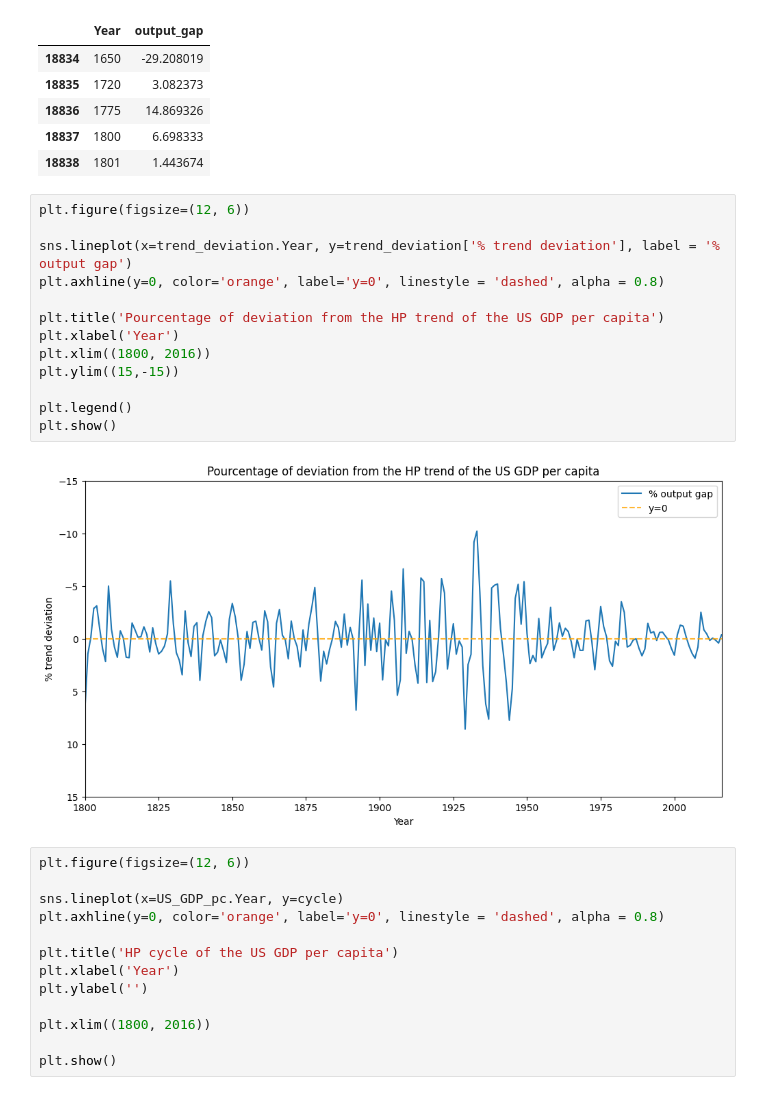
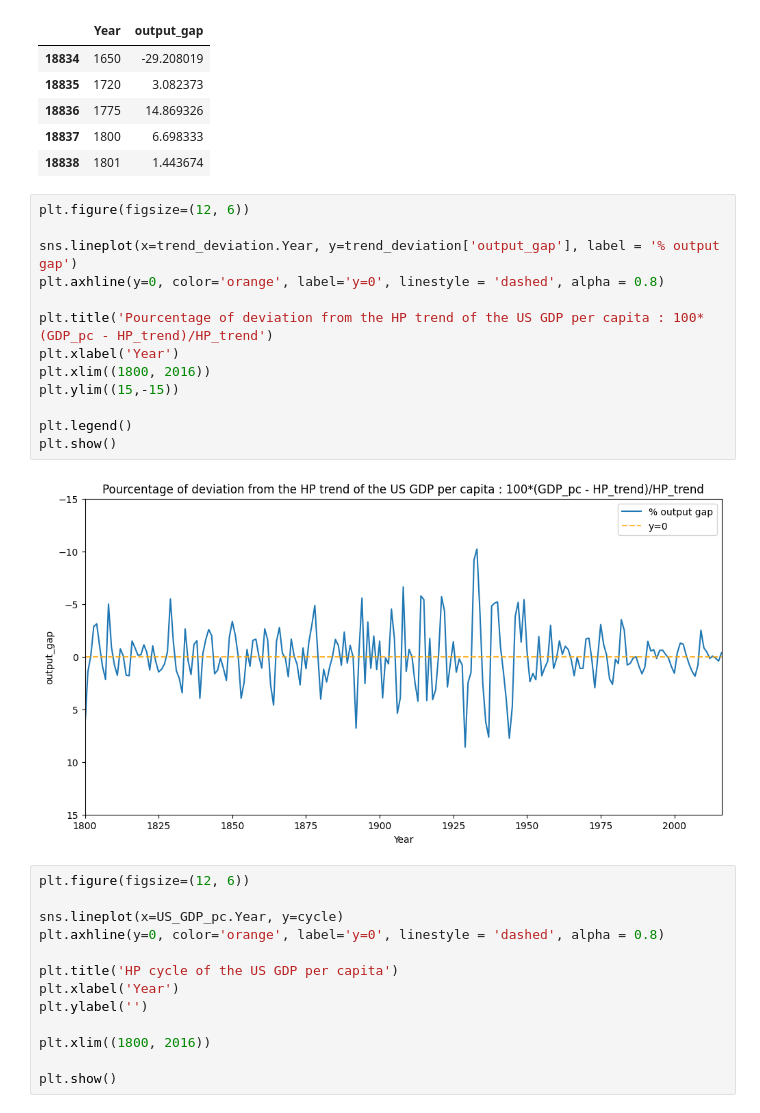
Before and after one commit to blengereau/Depression-and-recovery, a Jupyter notebook: code/crisis_research.ipynb, the cells around one changed output. Saved outputs shown, nothing was run; the diff lists cells and outputs as text.

Commit message:
New figures

```diff
--- a/code/crisis_research.ipynb
+++ b/code/crisis_research.ipynb
@@ -497,18 +497,18 @@ trend_deviation.head()
 # %%
 plt.figure(figsize=(12, 6))
 
-sns.lineplot(x=trend_deviation.Year, y=trend_deviation['% trend deviation'], label = '% output gap')
+sns.lineplot(x=trend_deviation.Year, y=trend_deviation['output_gap'], label = '% output gap')
 plt.axhline(y=0, color='orange', label='y=0', linestyle = 'dashed', alpha = 0.8)
 
-plt.title('Pourcentage of deviation from the HP trend of the US GDP per capita')
+plt.title('Pourcentage of deviation from the HP trend of the US GDP per capita : 100*(GDP_pc - HP_trend)/HP_trend')
 plt.xlabel('Year')
 plt.xlim((1800, 2016))
 plt.ylim((15,-15))
 
 plt.legend()
 plt.show()
 # %% [output]
-[figure, old version]
+[figure, new version]
 # %%
 plt.figure(figsize=(12, 6))
 
```
Also changed, not shown: parts of 14 cells of this notebook.
